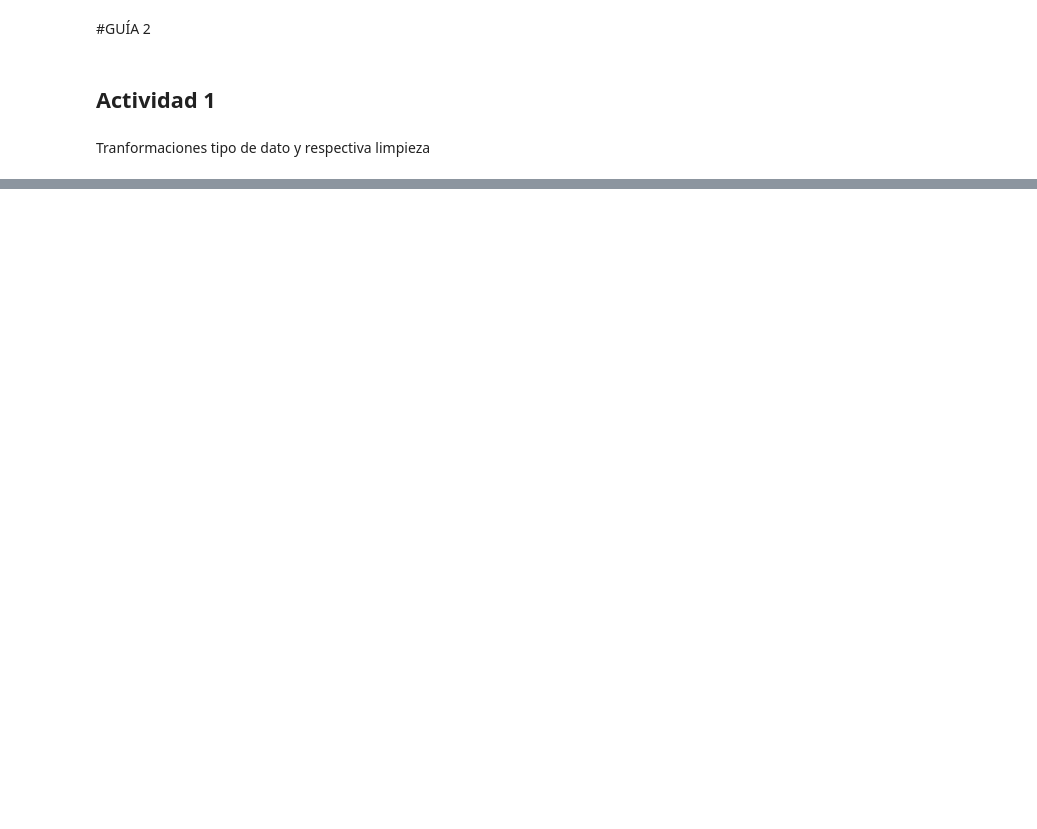
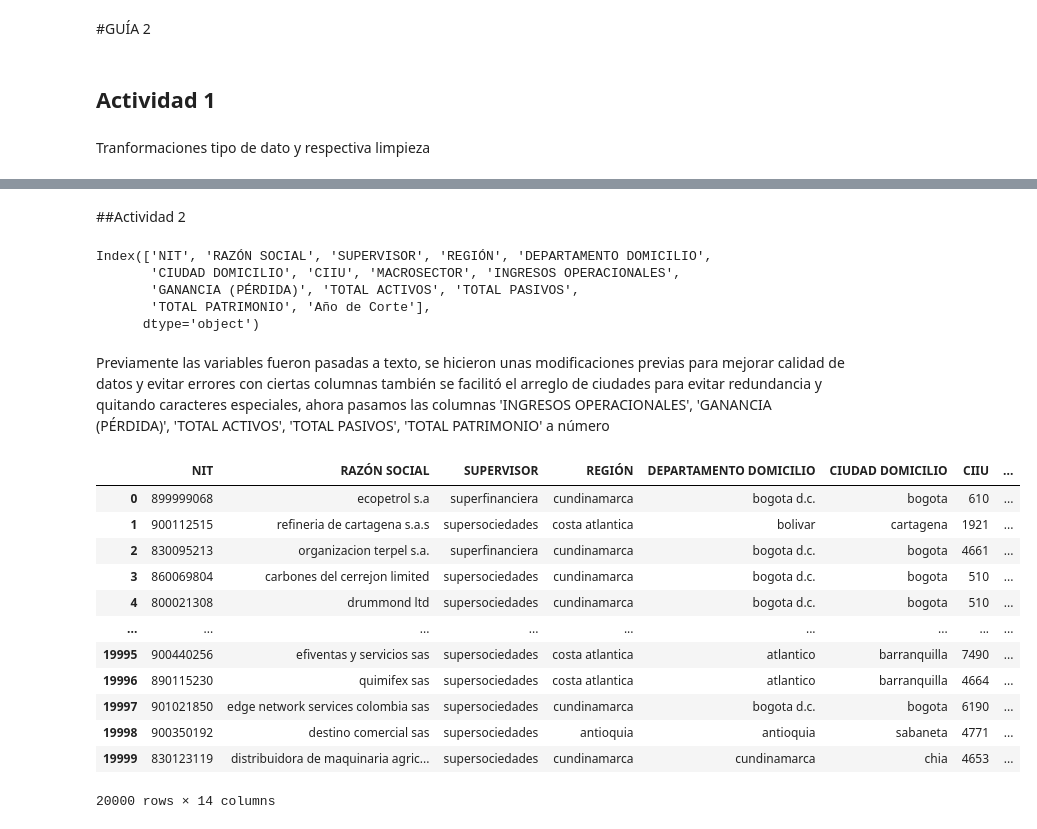
Before and after one commit to GermanMacias/CienciaDeDatos_EAN, a Jupyter notebook: GUIA2_PROGRAMACION_CIENCIA_DATOS_EAN.ipynb, the cells around one changed output, grey strips where cells are left out. Drawn from its saved outputs; the diff is of its cells as text; code cells hidden in the pictures; blank space fills up the shorter version.

```diff
--- a/GUIA2_PROGRAMACION_CIENCIA_DATOS_EAN.ipynb
+++ b/GUIA2_PROGRAMACION_CIENCIA_DATOS_EAN.ipynb
@@ -95,0 +75,36 @@ df.head()
+# %% [markdown]
+##Actividad 2
+# %%
+print(df.columns)
+# %% [output]
+Index(['NIT', 'RAZÓN SOCIAL', 'SUPERVISOR', 'REGIÓN', 'DEPARTAMENTO DOMICILIO',
+       'CIUDAD DOMICILIO', 'CIIU', 'MACROSECTOR', 'INGRESOS OPERACIONALES',
+       'GANANCIA (PÉRDIDA)', 'TOTAL ACTIVOS', 'TOTAL PASIVOS',
+       'TOTAL PATRIMONIO', 'Año de Corte'],
+      dtype='object')
+# %% [markdown]
+Previamente las variables fueron pasadas a texto, se hicieron unas modificaciones previas para mejorar calidad de datos y evitar errores con ciertas columnas también se facilitó el arreglo de ciudades para evitar redundancia y quitando caracteres especiales, ahora pasamos las columnas 'INGRESOS OPERACIONALES', 'GANANCIA (PÉRDIDA)', 'TOTAL ACTIVOS', 'TOTAL PASIVOS', 'TOTAL PATRIMONIO' a número
+# %%
+#Cambiar "," por "." que se había cambiado antes por erroes que generaba pero para pasar a numeric se hace el cambio nuevamente
+columnas_mod = ['INGRESOS OPERACIONALES', 'GANANCIA (PÉRDIDA)', 'TOTAL ACTIVOS', 'TOTAL PASIVOS', 'TOTAL PATRIMONIO']
+for columna in columnas_mod:
+    df[columna] = pd.to_numeric(df[columna].str.replace(',', '.'), errors='coerce')
+
+
+
+#Tabla
+df
+# %% [output]
+|  | NIT | RAZÓN SOCIAL | SUPERVISOR | REGIÓN | DEPARTAMENTO DOMICILIO | CIUDAD DOMICILIO | CIIU | ... |
+| 0 | 899999068 | ecopetrol s.a | superfinanciera | cundinamarca | bogota d.c. | bogota | 610 | ... |
+| 1 | 900112515 | refineria de cartagena s.a.s | supersociedades | costa atlantica | bolivar | cartagena | 1921 | ... |
+| 2 | 830095213 | organizacion terpel s.a. | superfinanciera | cundinamarca | bogota d.c. | bogota | 4661 | ... |
+| 3 | 860069804 | carbones del cerrejon limited | supersociedades | cundinamarca | bogota d.c. | bogota | 510 | ... |
+| 4 | 800021308 | drummond ltd | supersociedades | cundinamarca | bogota d.c. | bogota | 510 | ... |
+| ... | ... | ... | ... | ... | ... | ... | ... | ... |
+| 19995 | 900440256 | efiventas y servicios sas | supersociedades | costa atlantica | atlantico | barranquilla | 7490 | ... |
+| 19996 | 890115230 | quimifex sas | supersociedades | costa atlantica | atlantico | barranquilla | 4664 | ... |
+| 19997 | 901021850 | edge network services colombia sas | supersociedades | cundinamarca | bogota d.c. | bogota | 6190 | ... |
+| 19998 | 900350192 | destino comercial sas | supersociedades | antioquia | antioquia | sabaneta | 4771 | ... |
+| 19999 | 830123119 | distribuidora de maquinaria agric... | supersociedades | cundinamarca | cundinamarca | chia | 4653 | ... |
+20000 rows × 14 columns
```
Also changed, not shown: parts of 5 cells of this notebook.
